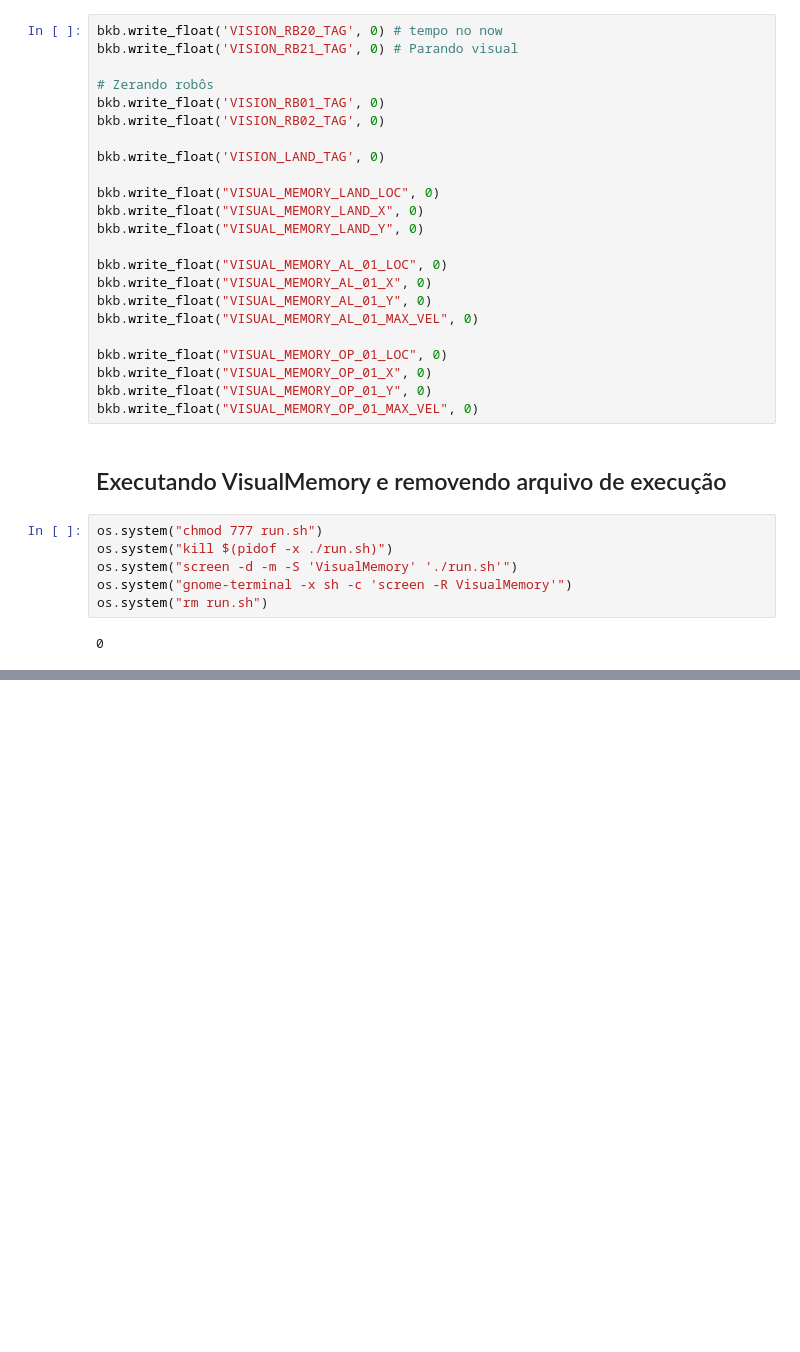
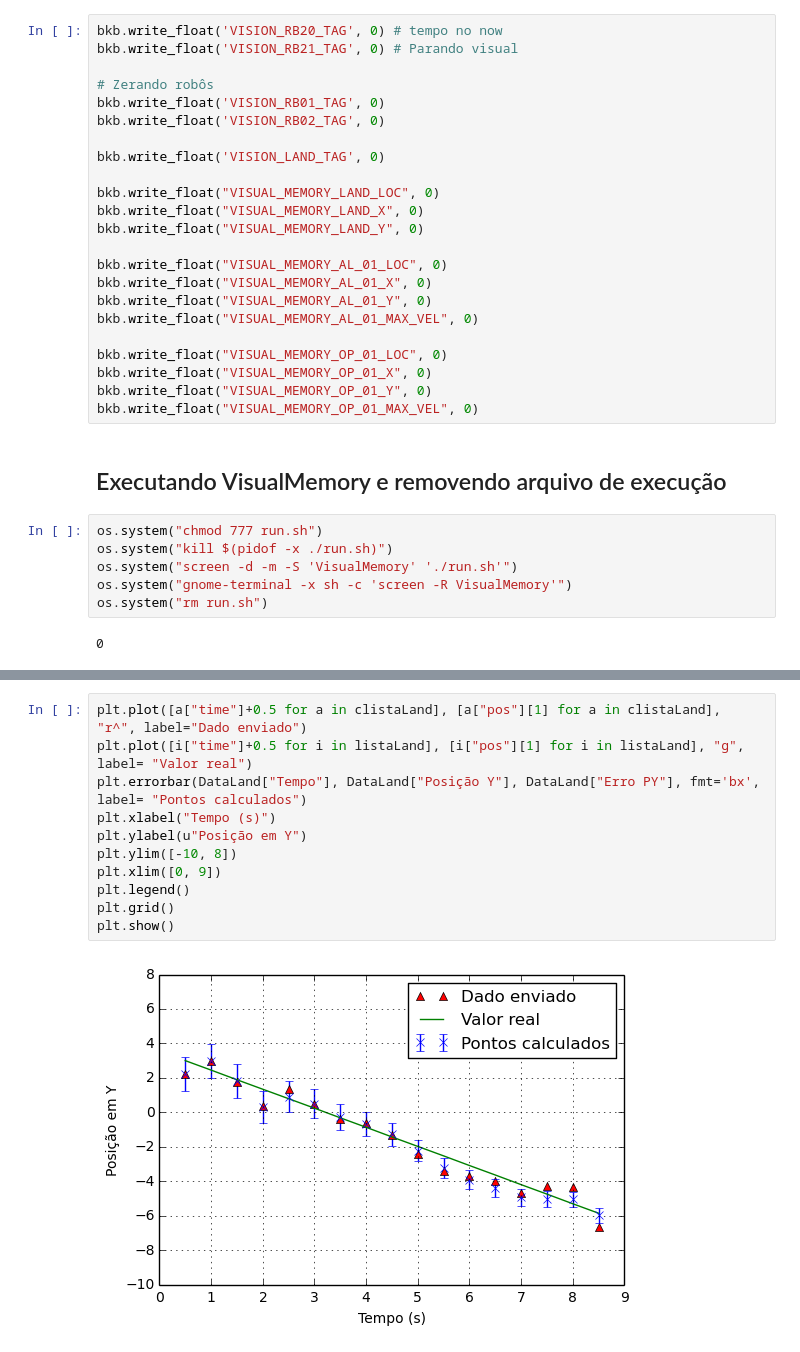
Before and after one commit to RoboFEI/RoboFEI-HT_2019, a Jupyter notebook: AI/Visual_Memory/Workbench/iPython/Testes/experimento1.ipynb, the cells around one changed output, grey strips where cells are left out. Cells and saved outputs as stored; diff of their text form; blank space fills up the shorter version.

```diff
--- a/AI/Visual_Memory/Workbench/iPython/Testes/experimento1.ipynb
+++ b/AI/Visual_Memory/Workbench/iPython/Testes/experimento1.ipynb
@@ -204,0 +478,13 @@ for t in np.arange(0, 8.5, 0.5):
+# %%
+plt.plot([a["time"]+0.5 for a in clistaLand], [a["pos"][1] for a in clistaLand], "r^", label="Dado enviado")
+plt.plot([i["time"]+0.5 for i in listaLand], [i["pos"][1] for i in listaLand], "g", label= "Valor real")
+plt.errorbar(DataLand["Tempo"], DataLand["Posição Y"], DataLand["Erro PY"], fmt='bx', label= "Pontos calculados")
+plt.xlabel("Tempo (s)")
+plt.ylabel(u"Posição em Y")
+plt.ylim([-10, 8])
+plt.xlim([0, 9])
+plt.legend()
+plt.grid()
+plt.show()
+# %% [output]
+[figure, added]
```
Also changed, not shown: parts of 19 cells of this notebook, 19 other files.
